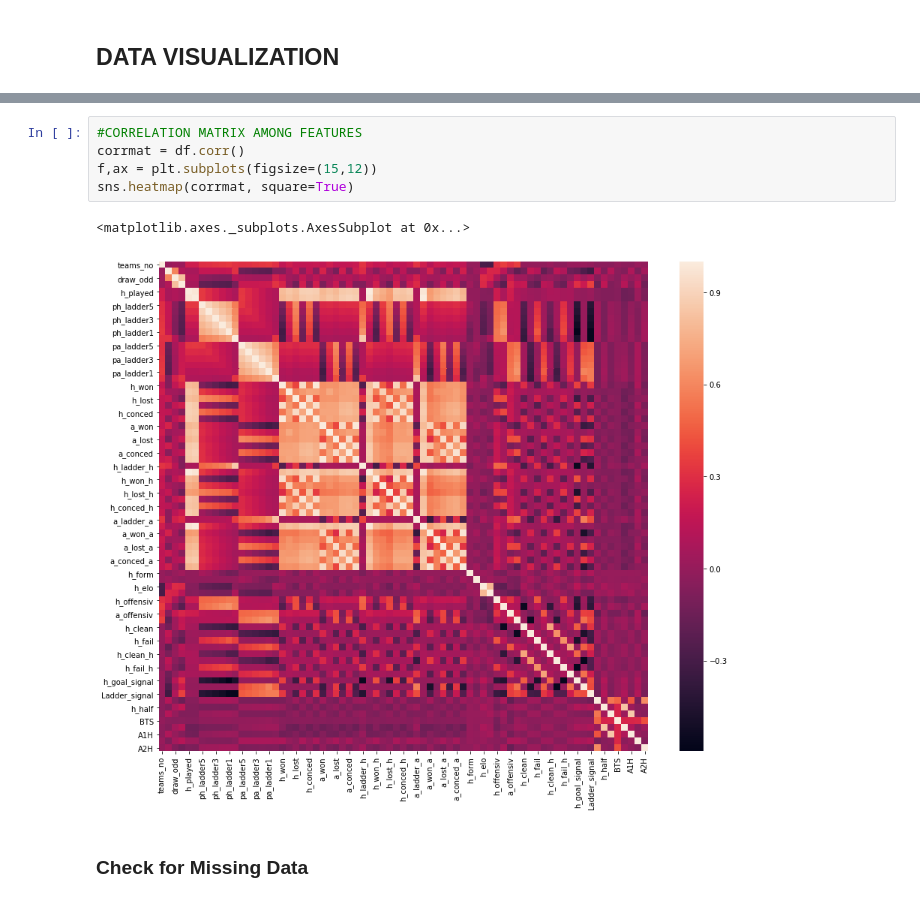
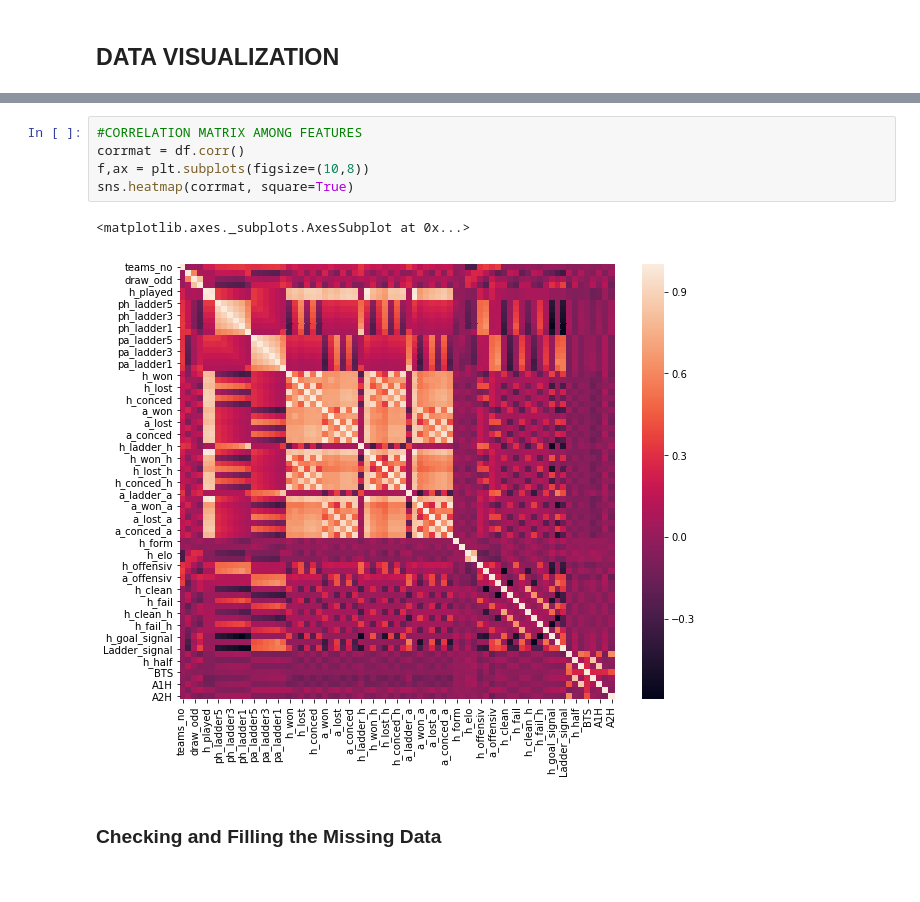
Before and after one commit to nnorukaemeka/piq2019, a Jupyter notebook: PredictiveSport.ipynb, the cells around one changed output, grey strips where cells are left out. Drawn from its saved outputs; the diff is of its cells as text.

```diff
--- a/PredictiveSport.ipynb
+++ b/PredictiveSport.ipynb
@@ -190,11 +167,11 @@ for col in cat_cols:
 # %%
 #CORRELATION MATRIX AMONG FEATURES
 corrmat = df.corr()
-f,ax = plt.subplots(figsize=(15,12))
+f,ax = plt.subplots(figsize=(10,8))
 sns.heatmap(corrmat, square=True)
 # %% [output]
 <matplotlib.axes._subplots.AxesSubplot at 0x...>
-[figure, old version]
+[figure, new version]
 # %% [markdown]
-### Check for Missing Data
+### Checking and Filling the Missing Data
 # %%
```
Also changed, not shown: parts of 10 cells of this notebook.
